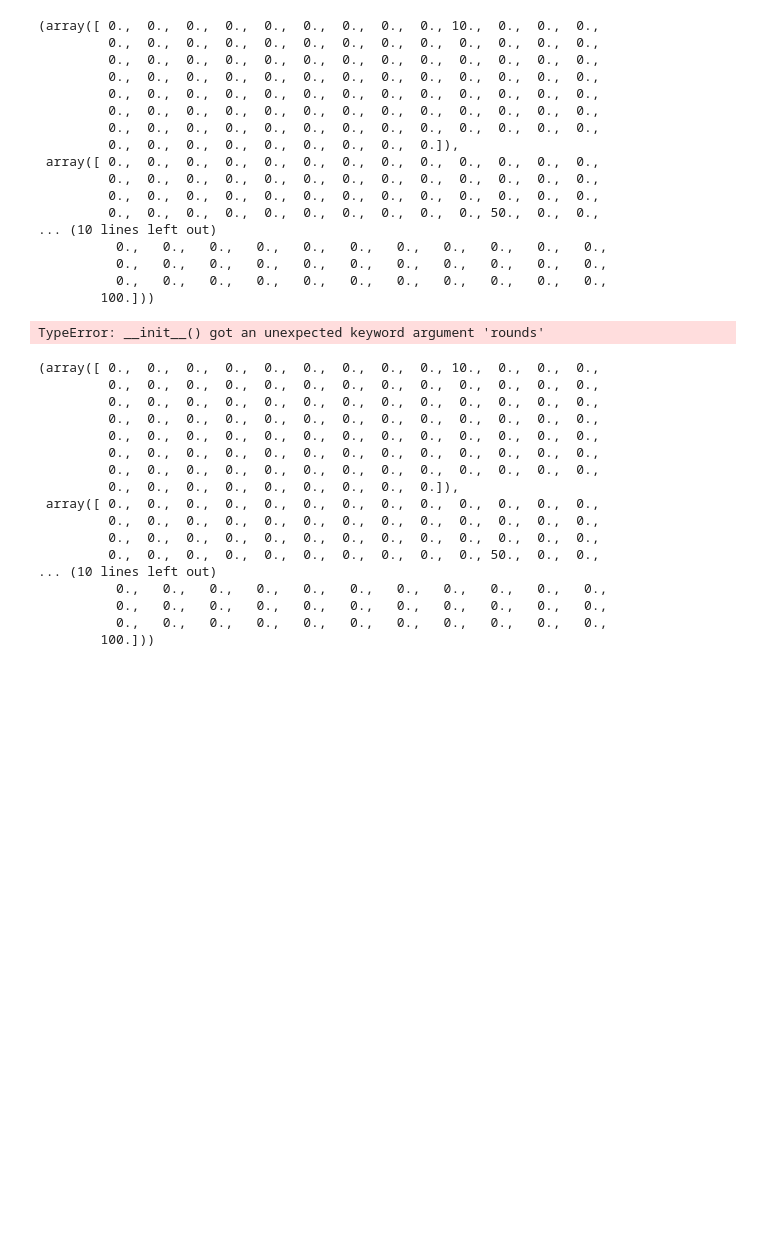
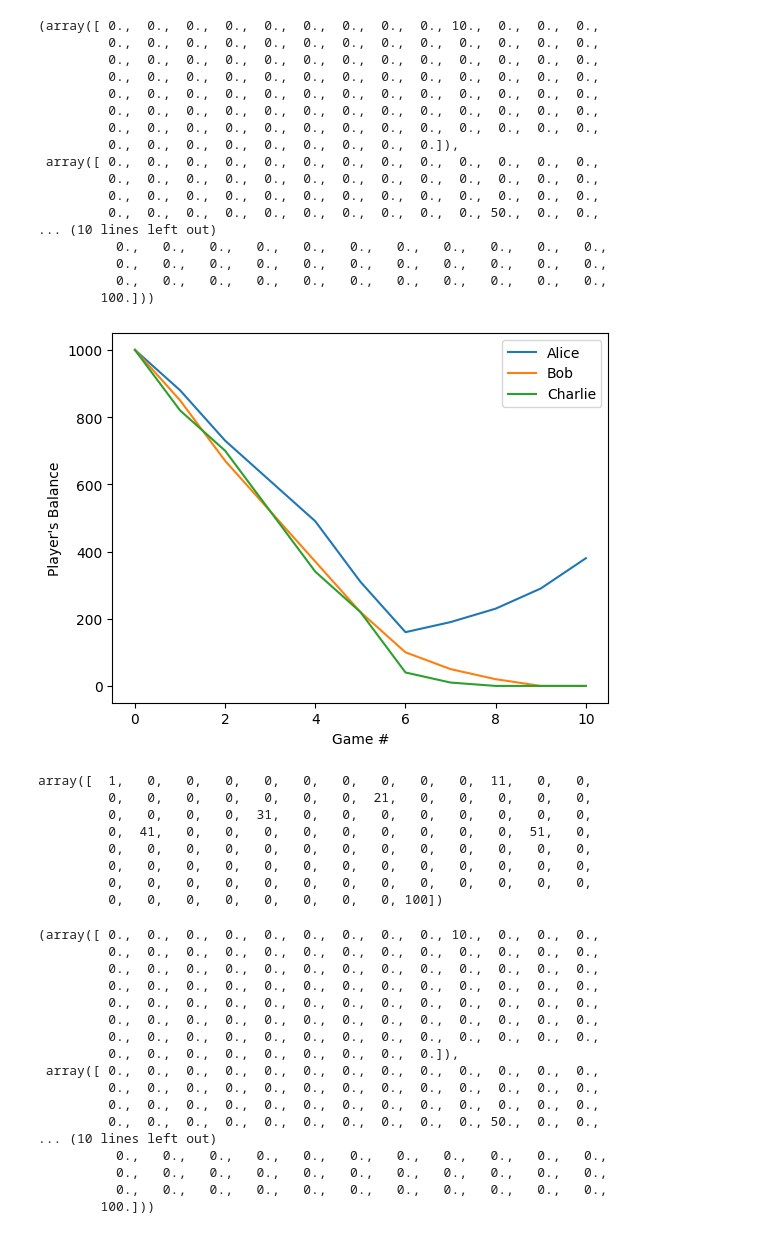
Before and after one commit to chrispcode/100-vote-auction, a Jupyter notebook: HundredVoteAuction.ipynb, the cells around one changed output. Cells and saved outputs as stored; diff of their text form; code cells hidden in the pictures; blank space fills up the shorter version.

```diff
--- a/HundredVoteAuction.ipynb
+++ b/HundredVoteAuction.ipynb
@@ -340,20 +334,28 @@ ceiling_10 * pricing, ceiling_50 * pricing, ceiling_99 * pricing
 # %%
 example_strategy= np.zeros(100)
 example_strategy[9::10] = 1
 
 players = [
   Player("Alice", example_strategy, balance=1000),
   Player("Bob", example_strategy, balance=1000),
   Player("Charlie", example_strategy, balance=1000),
 ]
 
-auction = HundredVoteAuction(players, rounds=10)
+auction = HundredVoteAuction(players, lots=10)
 auction.run()
 auction.plot()
 
 strategy * pricing
 # %% [output]
+[figure, added]
-TypeError: __init__() got an unexpected keyword argument 'rounds'
+array([  1,   0,   0,   0,   0,   0,   0,   0,   0,   0,  11,   0,   0,
+         0,   0,   0,   0,   0,   0,   0,  21,   0,   0,   0,   0,   0,
+         0,   0,   0,   0,  31,   0,   0,   0,   0,   0,   0,   0,   0,
+         0,  41,   0,   0,   0,   0,   0,   0,   0,   0,   0,  51,   0,
+         0,   0,   0,   0,   0,   0,   0,   0,   0,   0,   0,   0,   0,
+         0,   0,   0,   0,   0,   0,   0,   0,   0,   0,   0,   0,   0,
+         0,   0,   0,   0,   0,   0,   0,   0,   0,   0,   0,   0,   0,
+         0,   0,   0,   0,   0,   0,   0,   0, 100])
 # %%
 ceiling_10 = np.zeros(100)
 ceiling_10[9:10:] = 1
```
Also changed, not shown: parts of 12 cells of this notebook.
